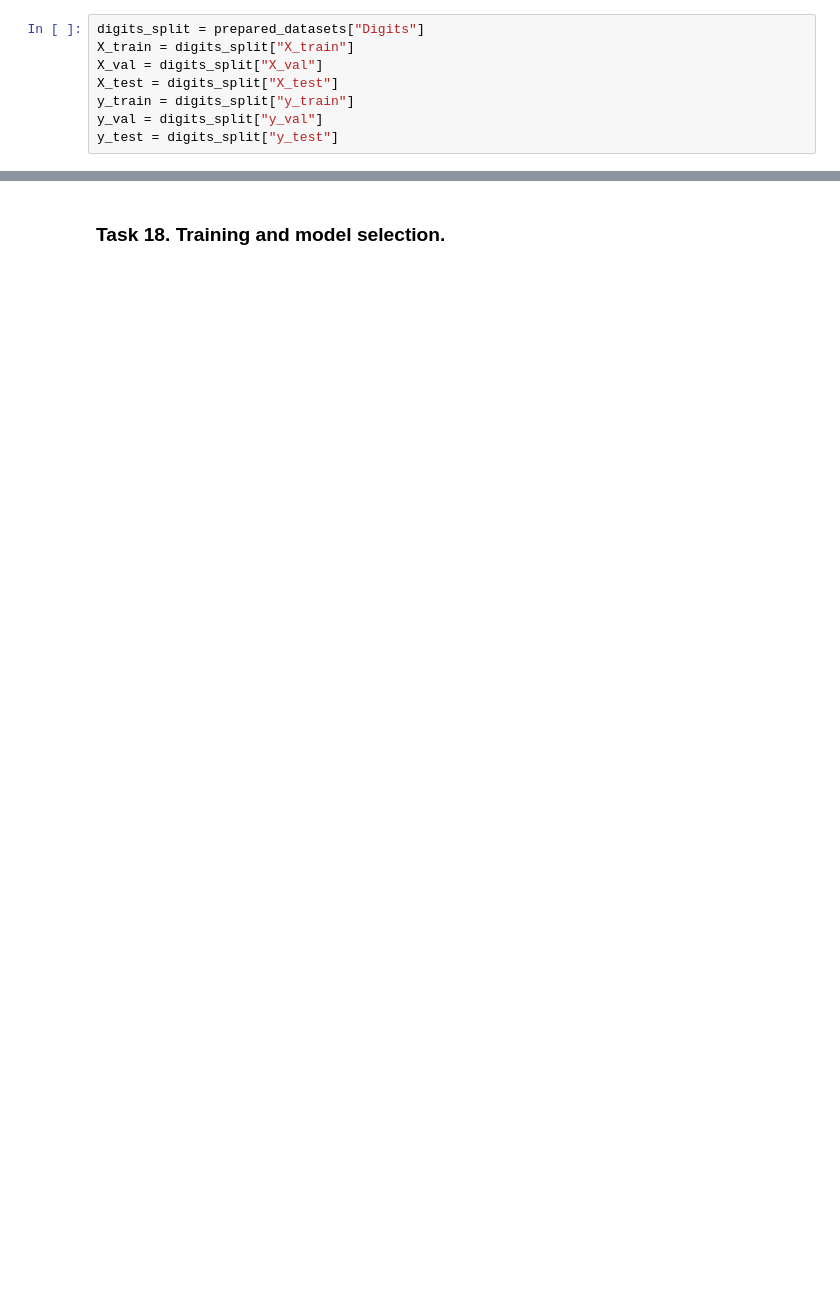
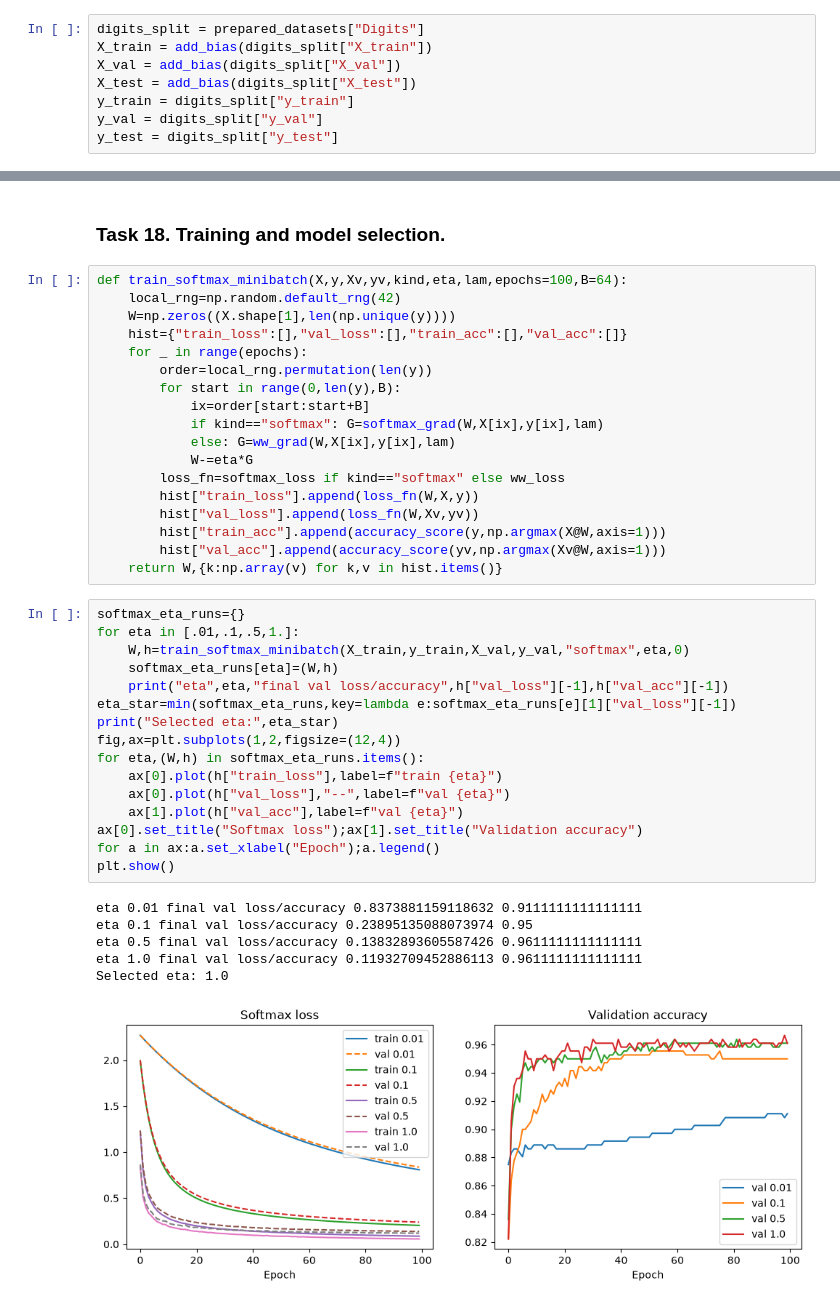
Before and after one commit to RodinaMohamed04/linear-models-and-svm, a Jupyter notebook: lab2.ipynb, the cells around one changed output, grey strips where cells are left out. Cells and saved outputs as stored; diff of their text form; blank space fills up the shorter version.

```diff
--- a/lab2.ipynb
+++ b/lab2.ipynb
@@ -2656,9 +2656,9 @@ def softmax_grad(W,X,y,lam=0):
     return G
 # %%
 digits_split = prepared_datasets["Digits"]
-X_train = digits_split["X_train"]
-X_val = digits_split["X_val"]
-X_test = digits_split["X_test"]
+X_train = add_bias(digits_split["X_train"])
+X_val = add_bias(digits_split["X_val"])
+X_test = add_bias(digits_split["X_test"])
 y_train = digits_split["y_train"]
 y_val = digits_split["y_val"]
 y_test = digits_split["y_test"]
@@ -2716,2 +2678,43 @@ Softmax gradient error: 6.745453283288774e-10
 # %% [markdown]
 ### Task 18. Training and model selection.
+# %%
+def train_softmax_minibatch(X,y,Xv,yv,kind,eta,lam,epochs=100,B=64):
+    local_rng=np.random.default_rng(42)
+    W=np.zeros((X.shape[1],len(np.unique(y))))
+    hist={"train_loss":[],"val_loss":[],"train_acc":[],"val_acc":[]}
+    for _ in range(epochs):
+        order=local_rng.permutation(len(y))
+        for start in range(0,len(y),B):
+            ix=order[start:start+B]
+            if kind=="softmax": G=softmax_grad(W,X[ix],y[ix],lam)
+            else: G=ww_grad(W,X[ix],y[ix],lam)
+            W-=eta*G
+        loss_fn=softmax_loss if kind=="softmax" else ww_loss
+        hist["train_loss"].append(loss_fn(W,X,y))
+        hist["val_loss"].append(loss_fn(W,Xv,yv))
+        hist["train_acc"].append(accuracy_score(y,np.argmax(X@W,axis=1)))
+        hist["val_acc"].append(accuracy_score(yv,np.argmax(Xv@W,axis=1)))
+    return W,{k:np.array(v) for k,v in hist.items()}
+# %%
+softmax_eta_runs={}
+for eta in [.01,.1,.5,1.]:
+    W,h=train_softmax_minibatch(X_train,y_train,X_val,y_val,"softmax",eta,0)
+    softmax_eta_runs[eta]=(W,h)
+    print("eta",eta,"final val loss/accuracy",h["val_loss"][-1],h["val_acc"][-1])
+eta_star=min(softmax_eta_runs,key=lambda e:softmax_eta_runs[e][1]["val_loss"][-1])
+print("Selected eta:",eta_star)
+fig,ax=plt.subplots(1,2,figsize=(12,4))
+for eta,(W,h) in softmax_eta_runs.items():
+    ax[0].plot(h["train_loss"],label=f"train {eta}")
+    ax[0].plot(h["val_loss"],"--",label=f"val {eta}")
+    ax[1].plot(h["val_acc"],label=f"val {eta}")
+ax[0].set_title("Softmax loss");ax[1].set_title("Validation accuracy")
+for a in ax:a.set_xlabel("Epoch");a.legend()
+plt.show()
+# %% [output]
+eta 0.01 final val loss/accuracy 0.8373881159118632 0.9111111111111111
+eta 0.1 final val loss/accuracy 0.23895135088073974 0.95
+eta 0.5 final val loss/accuracy 0.13832893605587426 0.9611111111111111
+eta 1.0 final val loss/accuracy 0.11932709452886113 0.9611111111111111
+Selected eta: 1.0
+[figure, added]
```
Also changed, not shown: parts of 7 cells of this notebook.
